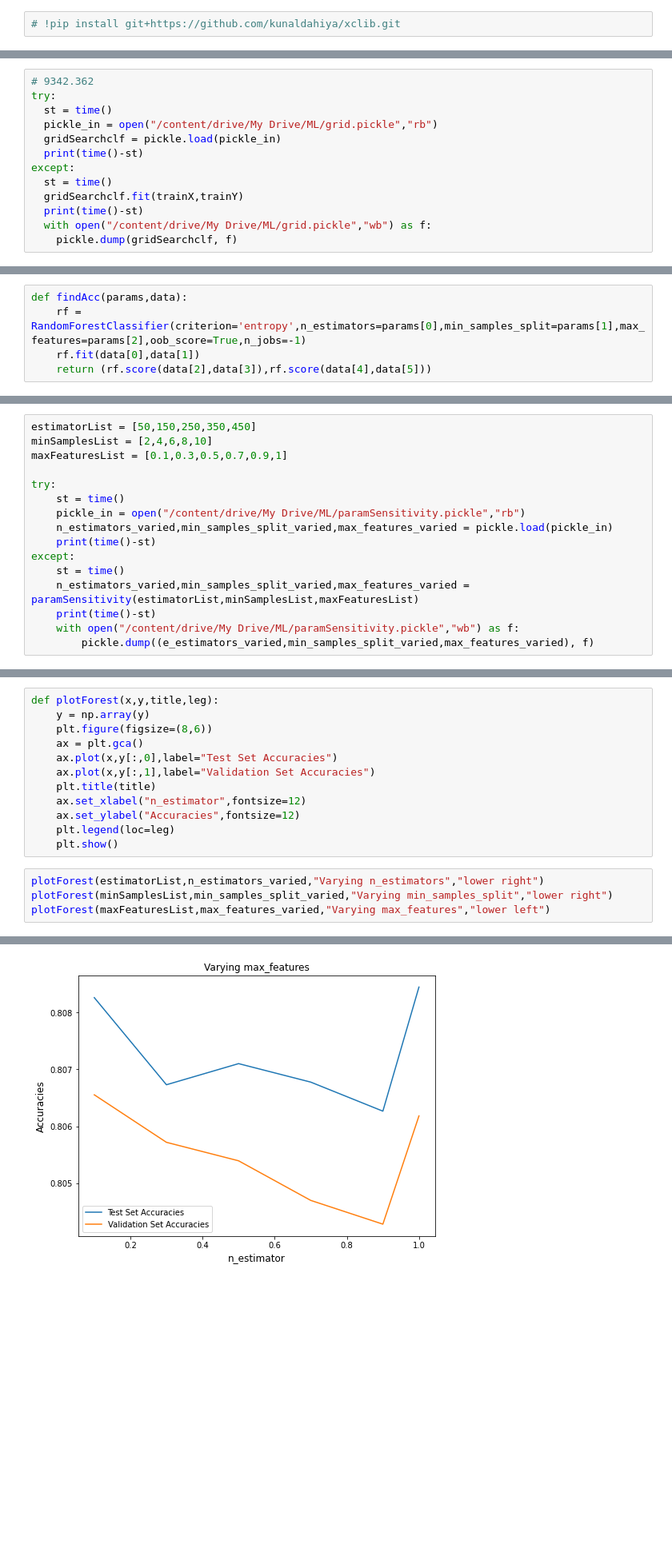
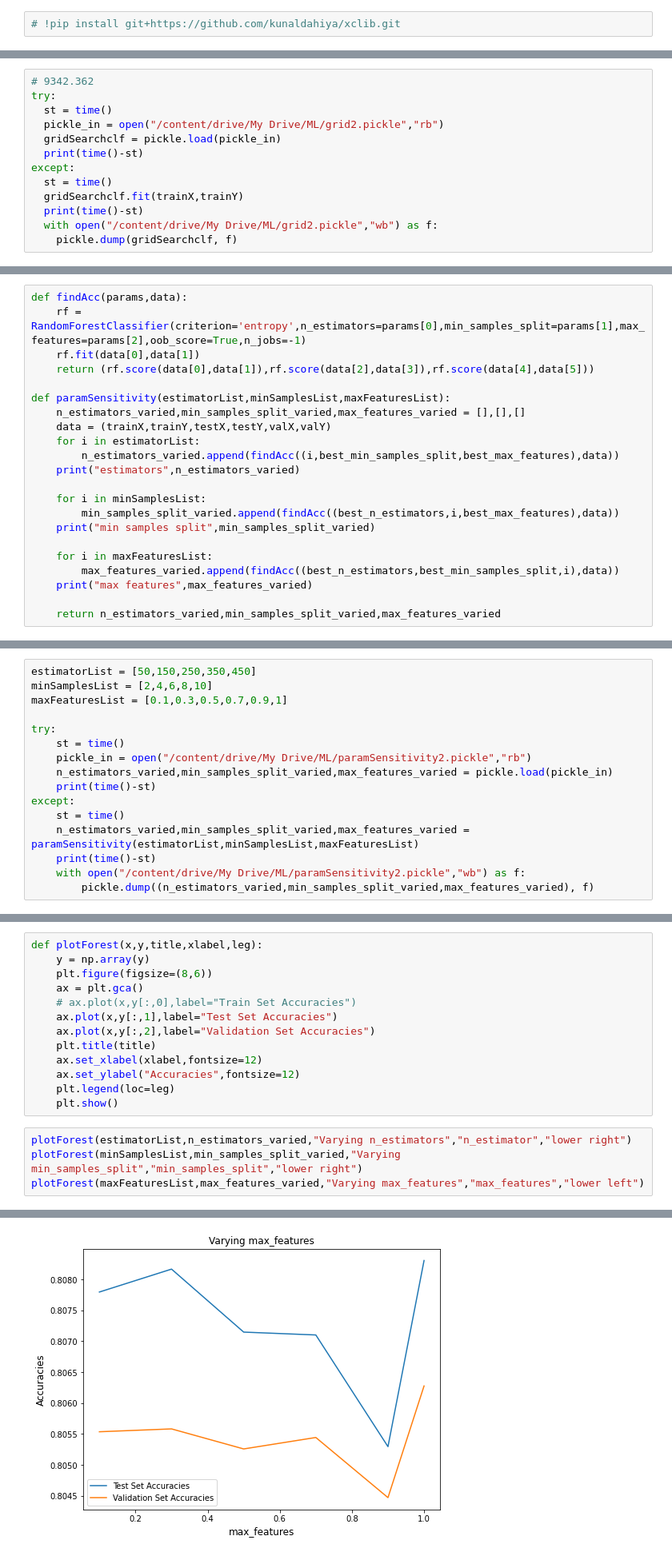
Before and after one commit to Kartik97/ML, a Jupyter notebook: A3/A3.ipynb, the cells around one changed output, grey strips where cells are left out. Shown: that part at 80% size. Cells and saved outputs as stored; diff of their text form; blank space fills up the shorter version.

```diff
--- a/A3/A3.ipynb
+++ b/A3/A3.ipynb
@@ -320,13 +376,13 @@ gridSearchclf = GridSearchCV(rf, parameters,n_jobs=-1,scoring=scorer)
 # 9342.362
 try:
   st = time()
-  pickle_in = open("/content/drive/My Drive/ML/grid.pickle","rb")
+  pickle_in = open("/content/drive/My Drive/ML/grid2.pickle","rb")
   gridSearchclf = pickle.load(pickle_in)
   print(time()-st)
 except:
   st = time()
   gridSearchclf.fit(trainX,trainY)
   print(time()-st)
-  with open("/content/drive/My Drive/ML/grid.pickle","wb") as f:
+  with open("/content/drive/My Drive/ML/grid2.pickle","wb") as f:
     pickle.dump(gridSearchclf, f)
 # %% [output]
@@ -355,4 +415,21 @@ Time 103.24988174438477
 def findAcc(params,data):
     rf = RandomForestClassifier(criterion='entropy',n_estimators=params[0],min_samples_split=params[1],max_features=params[2],oob_score=True,n_jobs=-1)
     rf.fit(data[0],data[1])
-    return (rf.score(data[2],data[3]),rf.score(data[4],data[5]))
+    return (rf.score(data[0],data[1]),rf.score(data[2],data[3]),rf.score(data[4],data[5]))
+
+def paramSensitivity(estimatorList,minSamplesList,maxFeaturesList):
+    n_estimators_varied,min_samples_split_varied,max_features_varied = [],[],[]
+    data = (trainX,trainY,testX,testY,valX,valY)
+    for i in estimatorList:
+        n_estimators_varied.append(findAcc((i,best_min_samples_split,best_max_features),data))
+    print("estimators",n_estimators_varied)
+
+    for i in minSamplesList:
+        min_samples_split_varied.append(findAcc((best_n_estimators,i,best_max_features),data))
+    print("min samples split",min_samples_split_varied)
+
+    for i in maxFeaturesList:
+        max_features_varied.append(findAcc((best_n_estimators,best_min_samples_split,i),data))
+    print("max features",max_features_varied)
+
+    return n_estimators_varied,min_samples_split_varied,max_features_varied
@@ -380,13 +440,13 @@ maxFeaturesList = [0.1,0.3,0.5,0.7,0.9,1]
 
 try:
     st = time()
-    pickle_in = open("/content/drive/My Drive/ML/paramSensitivity.pickle","rb")
+    pickle_in = open("/content/drive/My Drive/ML/paramSensitivity2.pickle","rb")
     n_estimators_varied,min_samples_split_varied,max_features_varied = pickle.load(pickle_in)
     print(time()-st)
 except:
     st = time()
     n_estimators_varied,min_samples_split_varied,max_features_varied = paramSensitivity(estimatorList,minSamplesList,maxFeaturesList)
     print(time()-st)
-    with open("/content/drive/My Drive/ML/paramSensitivity.pickle","wb") as f:
-        pickle.dump((e_estimators_varied,min_samples_split_varied,max_features_varied), f)
+    with open("/content/drive/My Drive/ML/paramSensitivity2.pickle","wb") as f:
+        pickle.dump((n_estimators_varied,min_samples_split_varied,max_features_varied), f)
 # %% [output]
@@ -394,17 +457,18 @@ except:
 # %%
-def plotForest(x,y,title,leg):
+def plotForest(x,y,title,xlabel,leg):
     y = np.array(y)
     plt.figure(figsize=(8,6))
     ax = plt.gca()
-    ax.plot(x,y[:,0],label="Test Set Accuracies")
-    ax.plot(x,y[:,1],label="Validation Set Accuracies")
+    # ax.plot(x,y[:,0],label="Train Set Accuracies")
+    ax.plot(x,y[:,1],label="Test Set Accuracies")
+    ax.plot(x,y[:,2],label="Validation Set Accuracies")
     plt.title(title)
-    ax.set_xlabel("n_estimator",fontsize=12)
+    ax.set_xlabel(xlabel,fontsize=12)
     ax.set_ylabel("Accuracies",fontsize=12)
     plt.legend(loc=leg)
     plt.show()
 # %%
-plotForest(estimatorList,n_estimators_varied,"Varying n_estimators","lower right")
-plotForest(minSamplesList,min_samples_split_varied,"Varying min_samples_split","lower right")
-plotForest(maxFeaturesList,max_features_varied,"Varying max_features","lower left")
+plotForest(estimatorList,n_estimators_varied,"Varying n_estimators","n_estimator","lower right")
+plotForest(minSamplesList,min_samples_split_varied,"Varying min_samples_split","min_samples_split","lower right")
+plotForest(maxFeaturesList,max_features_varied,"Varying max_features","max_features","lower left")
 # %% [output]
@@ -413 +477 @@ plotForest(maxFeaturesList,max_features_varied,"Varying max_features","lower lef
-[figure, old version]
+[figure, new version]
```
Also changed, not shown: parts of 19 cells of this notebook.
